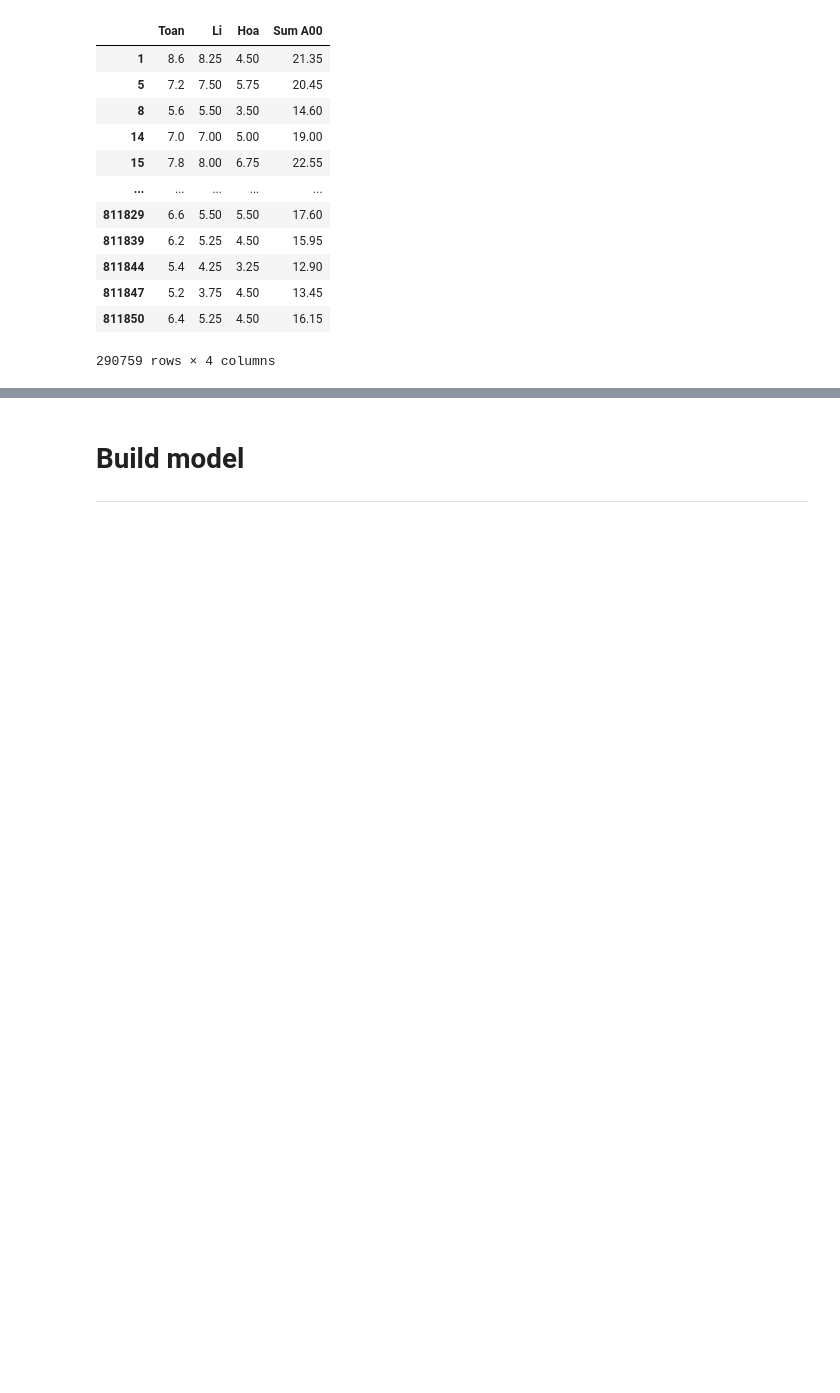
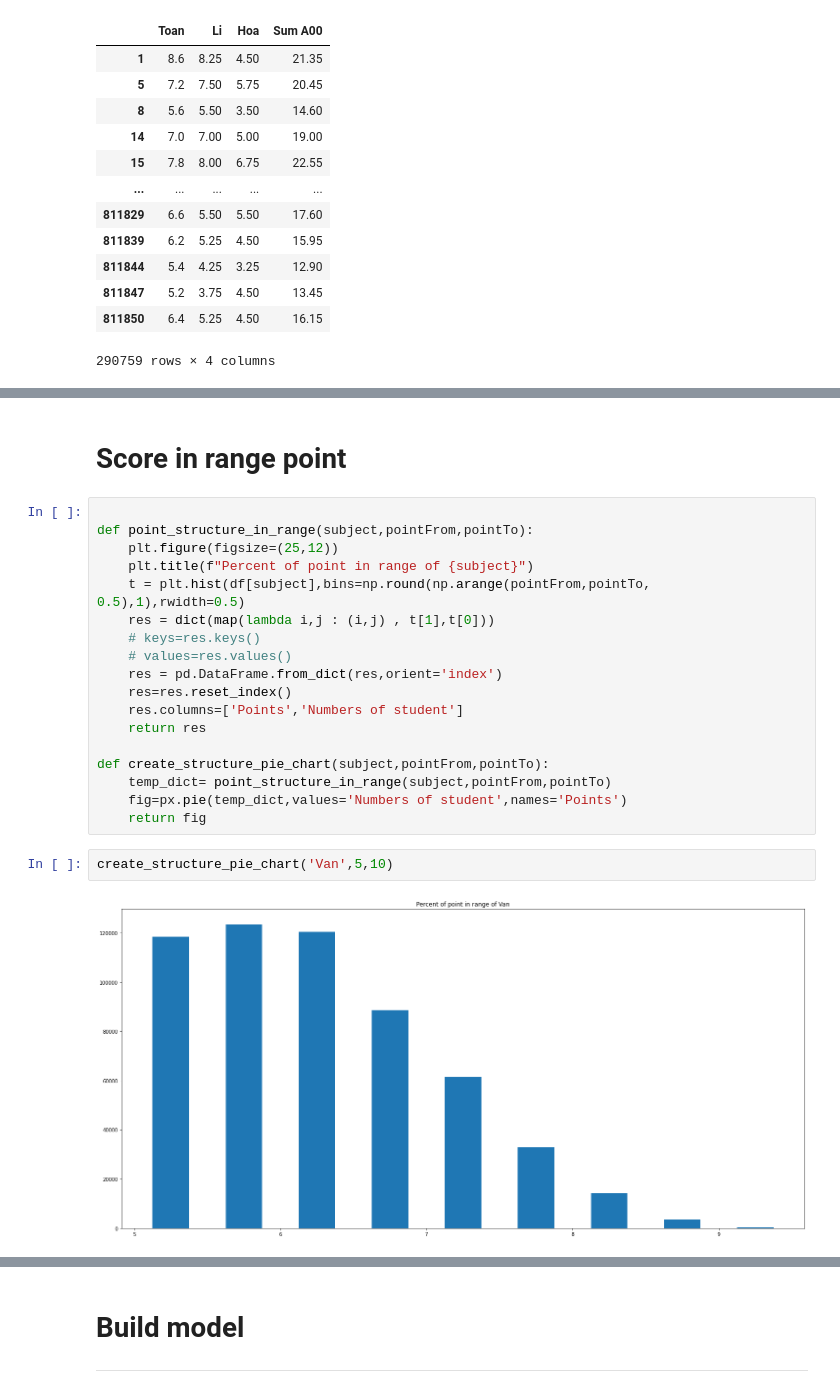
Before and after one commit to HoDangCao/Analyze-College-Entrance-Exam-Scores, a Jupyter notebook: demo.ipynb, the cells around one changed output, grey strips where cells are left out. Saved outputs shown, nothing was run; the diff lists cells and outputs as text; blank space fills up the shorter version.

```diff
--- a/demo.ipynb
+++ b/demo.ipynb
@@ -333,3 +334,27 @@ visualize_spectrum('Sum A00', get_subject_from_group('A00'))
 visualize_spectrum('Sum D01', get_subject_from_group('D01'))
 # %% [output]
 [figure]
+# %% [markdown]
+# Score in range point
+# %%
+
+def point_structure_in_range(subject,pointFrom,pointTo):
+    plt.figure(figsize=(25,12))
+    plt.title(f"Percent of point in range of {subject}")
+    t = plt.hist(df[subject],bins=np.round(np.arange(pointFrom,pointTo, 0.5),1),rwidth=0.5)
+    res = dict(map(lambda i,j : (i,j) , t[1],t[0]))
+    # keys=res.keys()
+    # values=res.values()
+    res = pd.DataFrame.from_dict(res,orient='index')
+    res=res.reset_index()
+    res.columns=['Points','Numbers of student']
+    return res
+
+def create_structure_pie_chart(subject,pointFrom,pointTo):
+    temp_dict= point_structure_in_range(subject,pointFrom,pointTo)
+    fig=px.pie(temp_dict,values='Numbers of student',names='Points')
+    return fig
+# %%
+create_structure_pie_chart('Van',5,10)
+# %% [output]
+[figure, added]
```
Also changed, not shown: parts of 12 cells of this notebook.
